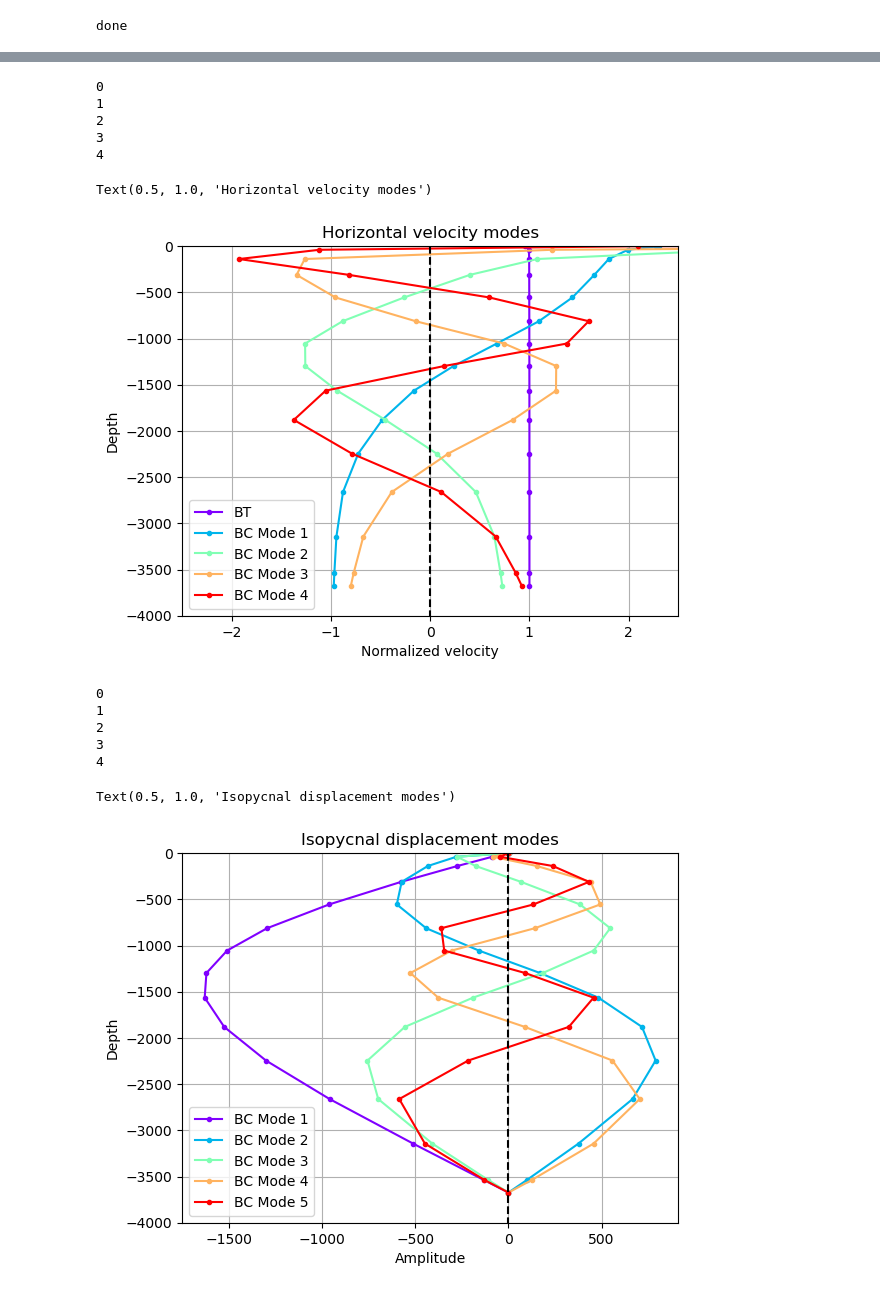
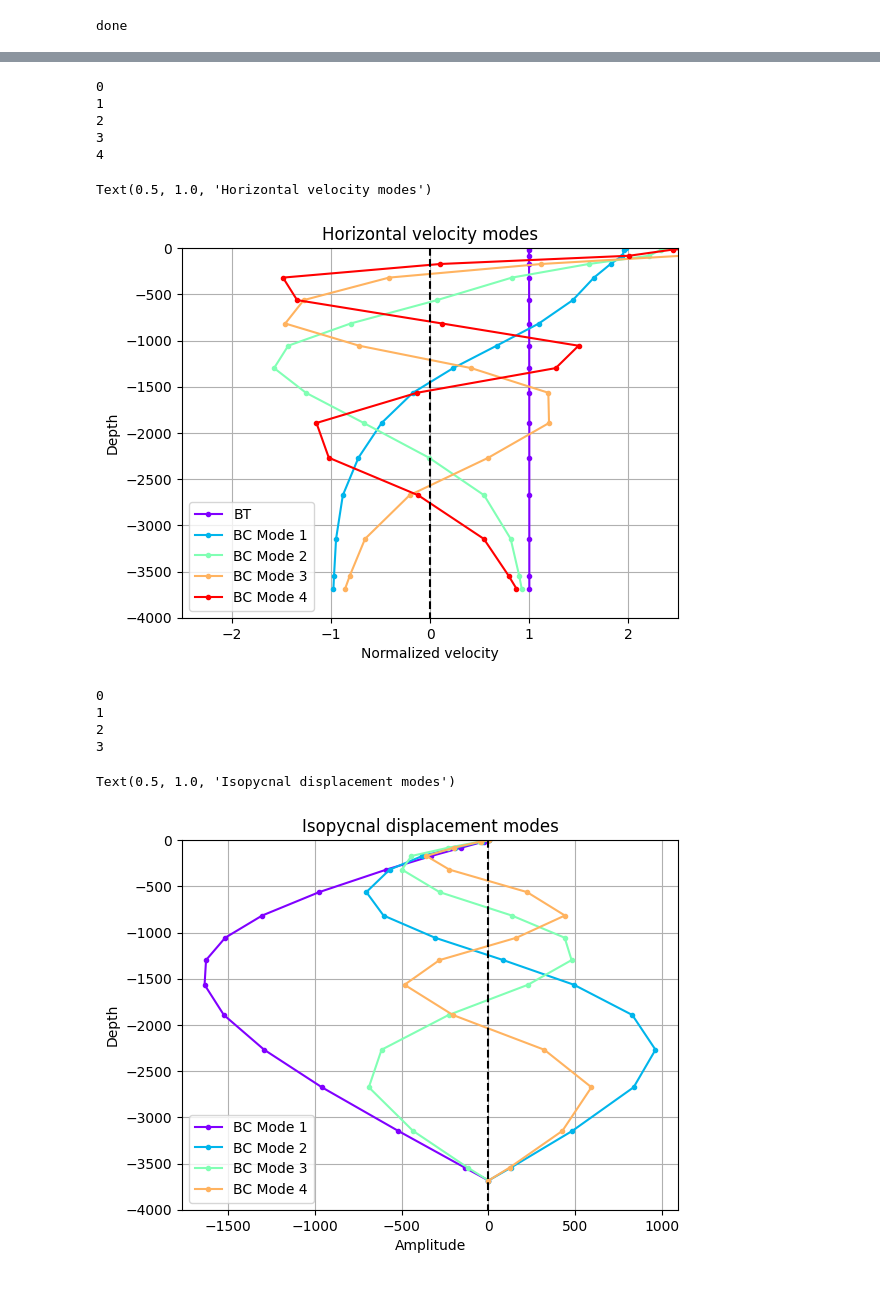
Before and after one commit to ElizabethYankovsky/Neverworld2-Analysis, a Jupyter notebook: Temporal_displacement_modes.ipynb, the cells around one changed output, grey strips where cells are left out. Saved outputs shown, nothing was run; the diff lists cells and outputs as text; code cells hidden in the pictures.

```diff
--- a/Temporal_displacement_modes.ipynb
+++ b/Temporal_displacement_modes.ipynb
@@ -113,23 +113,11 @@ Computing QG modes at an individual gridbox.
 # os = xr.open_mfdataset(['sub01/ocean.stats.nc','sub02/ocean.stats.nc'], decode_times=False)
 # av = xr.open_dataset('averages_00004502.nc', decode_times=False)
 
-##1/16 degree resolution, surface diagnostics are for uppermost 5 meters.
-# %cd /glade/p/univ/unyu0004/gmarques/NeverWorld2/baselines/nw2_0.0625deg_N15_baseline_hmix5/
-# fs = xr.open_dataset('static.nc', decode_times=False)
-# os = xr.open_mfdataset(['sub01/ocean.stats.nc','sub02/ocean.stats.nc','sub03/ocean.stats.nc','sub04/ocean.stats.nc',
-#                          'sub05/ocean.stats.nc'], decode_times=False)
-# av = xr.open_dataset('averages_00004502.nc', decode_times=False)
-
-#1/32 degree resolution, surface diagnostics are for uppermost 5 meters.
-%cd /glade/p/univ/unyu0004/gmarques/NeverWorld2/baselines/nw2_0.03125deg_N15_baseline_hmix5
+#1/16 degree resolution, surface diagnostics are for uppermost 5 meters.
+%cd /glade/p/univ/unyu0004/gmarques/NeverWorld2/baselines/nw2_0.0625deg_N15_baseline_hmix5/
 fs = xr.open_dataset('static.nc', decode_times=False)
-os = xr.open_mfdataset(['sub01/ocean.stats.nc','sub02/ocean.stats.nc','sub03/ocean.stats.nc','sub04/ocean.stats.nc',
-                        'sub05/ocean.stats.nc','sub06/ocean.stats.nc','sub07/ocean.stats.nc','sub08/ocean.stats.nc',
-                        'sub09/ocean.stats.nc','sub10/ocean.stats.nc','sub11/ocean.stats.nc','sub12/ocean.stats.nc',
-                        'sub13/ocean.stats.nc','sub14/ocean.stats.nc','sub15/ocean.stats.nc','sub16/ocean.stats.nc',
-                        'sub17/ocean.stats.nc','sub18/ocean.stats.nc','sub19/ocean.stats.nc','sub20/ocean.stats.nc'], decode_times=False)
-#av = xr.open_dataset('averages_00002702.nc',decode_times=False)
-av = xr.open_mfdataset(['averages_00002302.nc','averages_00002402.nc','averages_00002502.nc','averages_00002602.nc','averages_00002702.nc'], decode_times=False)
+os = xr.open_dataset('sub05/ocean.stats.nc', decode_times=False)
+av = xr.open_dataset('averages_00004502.nc', decode_times=False)
 
 
 %cd /glade/p/univ/unyu0004/eyankovsky/NeverWorld_analysis/
@@ -152,3 +136,6 @@ index_lon=480; index_lat=3680 #1/4 degree: (60,460), (120,160), (60,80), (120,80
+# %%
+#Choose index where the modes will be computed
+index_lon=240; index_lat=1840
 # %%
 #Plotting ocean depth
 fig = plt.figure(figsize=(4, 7), dpi= 80, facecolor='w', edgecolor='k')
@@ -330,17 +299,0 @@ plt.ticklabel_format(axis="y", style="sci",scilimits=(0,0))
-# %%
-plt.style.use('default')
-#plt.plot(u_filtered,-eta_filtered,c='c')
-
-#plt.plot(v_filtered,-eta_filtered,c=[0.7, 0.7, 0])
-plt.plot(np.linspace(0,500,100),BC_PE,c=[1, 0, 0],linewidth=2,markersize=10)
-
-plt.grid()
-#plt.plot([0, 500],[0, -4000],'--',color=[0,0,0])
-
-#plt.xlim(-.3, .3)
-plt.ylim(0,.03);
-#plt.ylim(9.5,10.61);
-plt.xlabel('Time (days)')
-plt.ylabel('PE')
-#plt.title('%i total modes' % (nmodes+1))
-#plt.show()
@@ -350,5 +300,5 @@ Text(0, 0.5, 'PE')
 # %%
-line_number = 5#nmodes+1
+line_number = 5 #nmodes+1
 
 color=iter(cm.rainbow(np.linspace(0,1,line_number))) #rainbow
 plt.style.use('default')
@@ -371,29 +321,28 @@ plt.title('Horizontal velocity modes')
 3
 4
 Text(0.5, 1.0, 'Horizontal velocity modes')
-[figure, old version]
+[figure, new version]
 # %%
 line_number = 5#nmodes+1
 
 color=iter(cm.rainbow(np.linspace(0,1,line_number))) #rainbow
 plt.style.use('default')
-for i in range(line_number):
+for i in range(line_number-1):
     print(i)
     c=next(color)
     plt.plot(G[:,i+1],-eta_mean,'.-',c=c)
 plt.grid()
 plt.legend(['BC Mode 1','BC Mode 2','BC Mode 3','BC Mode 4','BC Mode 5','BC Mode 6','BC Mode 7','BC Mode 8','BC Mode 9','BC Mode 10','BC Mode 11'])
 plt.plot([0, 0],[0, -4000],'--',color=[0,0,0])
 #plt.xlim(-100, 100)
 plt.ylim(-4000, 0);
 plt.xlabel('Amplitude')
 plt.ylabel('Depth')
 plt.title('Isopycnal displacement modes')
 # %% [output]
 0
 1
 2
 3
-4
 Text(0.5, 1.0, 'Isopycnal displacement modes')
-[figure, old version]
+[figure, new version]
```
Also changed, not shown: parts of 14 cells of this notebook, 17 other files.
